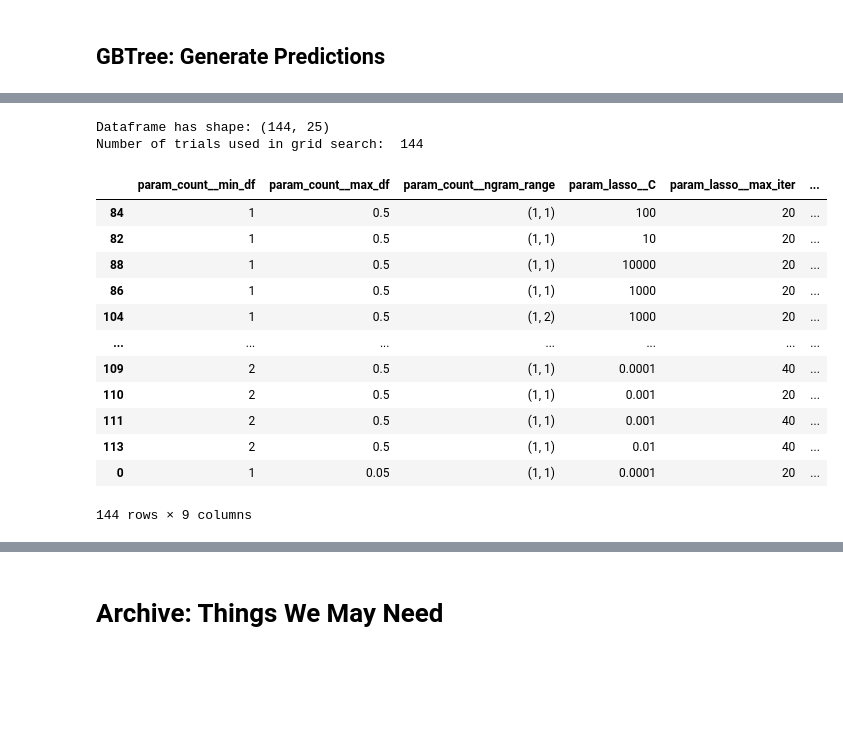
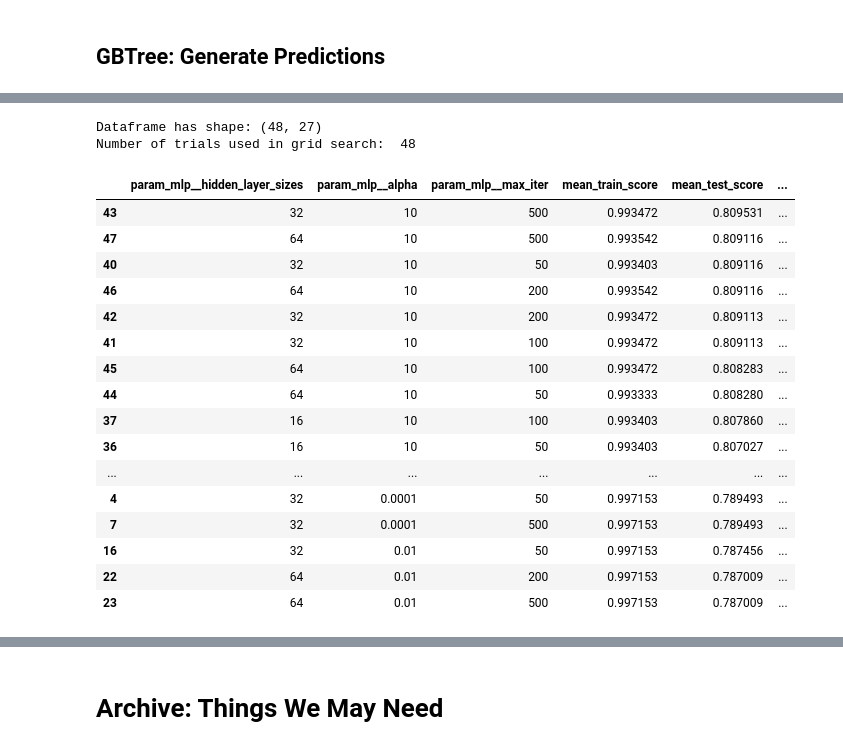
Before and after one commit to Dtphelan1/sentiment-analysis, a Jupyter notebook: BoWClassifier.ipynb, the cells around one changed output, grey strips where cells are left out. Cells and saved outputs as stored; diff of their text form; code cells hidden in the pictures; blank space fills up the shorter version.

```diff
--- a/BoWClassifier.ipynb
+++ b/BoWClassifier.ipynb
@@ -108,7 +109,8 @@ tf_pipeline_tuple = ("tf", tf_vectorizer)
 rf_classifier = RandomForestClassifier(random_state=RANDOM_STATE)
 # Random Forest hyperparameter grid
 rf_parameters = {
-    "rf__max_depth": np.linspace(1, 500, 50)
-#     "rf__n_estimxators": np.linspace(1,800,40).astype(int),
+    "rf__max_depth": np.linspace(1, 15, 5).astype(int),
+    "rf__n_estimators": np.linspace(1,200,5).astype(int),
 }
 rf_pipeline_tuple = ('rf', rf_classifier)
+print(rf_parameters)
@@ -329,0 +227,8 @@ test_on_estimator(tf_rf_grid_searcher.best_estimator_, x_test_text, tf_rf_filena
+# %%
+lasso = sklearn.linear_model.LogisticRegression(penalty='l1', solver='saga', random_state=RANDOM_STATE)
+# logit_lasso hyperparameter grid
+lasso_parameters = {
+     'lasso__C': np.logspace(-3, 3, 7),
+     'lasso__max_iter': [20, 40, 60], # sneaky way to do "early stopping"
+}
+lasso_pipeline_tuple = ('lasso', lasso)
@@ -457,22 +423,30 @@ lasso_pipeline_tuple = ('lasso', lasso)
+# %%
+mlp = sklearn.neural_network.MLPClassifier(solver='lbfgs', random_state=RANDOM_STATE)
+mlp_parameters = {
+    'mlp__hidden_layer_sizes': [16, 32, 64],
+    'mlp__alpha': [0.0001,0.01,1, 10],
+    'mlp__max_iter': [50, 100, 200, 500], # sneaky way to do "early stopping"
+}
+mlp_pipeline_tuple = ('mlp', mlp)
 # %%
-count_lasso_pipeline = Pipeline([
-    count_pipeline_tuple,
-    lasso_pipeline_tuple,
+tf_mlp_pipeline = Pipeline([
+    tf_pipeline_tuple,
+    mlp_pipeline_tuple,
  ])
-count_lasso_full_grid = {
-    **count_parameters,
-    **lasso_parameters
+tf_mlp_full_grid = {
+#     **tf_parameters,
+    **mlp_parameters
 }
 
 
-count_lasso_grid_searcher = GridSearchCV(
-    count_lasso_pipeline,
-    count_lasso_full_grid,
+tf_mlp_grid_searcher = GridSearchCV(
+    tf_mlp_pipeline,
+    tf_mlp_full_grid,
     cv=cv_splitter,
     n_jobs=3,
     verbose=3,
     scoring='balanced_accuracy',
     return_train_score=True
 )
-count_lasso_grid_searcher.fit(x_train_text, y_train)
+tf_mlp_grid_searcher.fit(x_train_text, y_train)
 # %% [output]
@@ -500,19 +470,23 @@ GridSearchCV(cv=StratifiedKFold(n_splits=5, random_state=None, shuffle=False),
              return_train_score=True, scoring='balanced_accuracy', verbose=3)
 # %%
-print_gridsearch_results(count_lasso_grid_searcher, list(count_lasso_full_grid.keys()))
+print_gridsearch_results(tf_mlp_grid_searcher, list(tf_mlp_full_grid.keys()))
 # %% [output]
-Dataframe has shape: (144, 25)
-Number of trials used in grid search:  144
+Dataframe has shape: (48, 27)
+Number of trials used in grid search:  48
-|  | param_count__min_df | param_count__max_df | param_count__ngram_range | param_lasso__C | param_lasso__max_iter | ... |
-| 84 | 1 | 0.5 | (1, 1) | 100 | 20 | ... |
-| 82 | 1 | 0.5 | (1, 1) | 10 | 20 | ... |
-| 88 | 1 | 0.5 | (1, 1) | 10000 | 20 | ... |
-| 86 | 1 | 0.5 | (1, 1) | 1000 | 20 | ... |
-| 104 | 1 | 0.5 | (1, 2) | 1000 | 20 | ... |
+|  | param_mlp__hidden_layer_sizes | param_mlp__alpha | param_mlp__max_iter | mean_train_score | mean_test_score | ... |
+| 43 | 32 | 10 | 500 | 0.993472 | 0.809531 | ... |
+| 47 | 64 | 10 | 500 | 0.993542 | 0.809116 | ... |
+| 40 | 32 | 10 | 50 | 0.993403 | 0.809116 | ... |
+| 46 | 64 | 10 | 200 | 0.993542 | 0.809116 | ... |
+| 42 | 32 | 10 | 200 | 0.993472 | 0.809113 | ... |
+| 41 | 32 | 10 | 100 | 0.993472 | 0.809113 | ... |
+| 45 | 64 | 10 | 100 | 0.993472 | 0.808283 | ... |
+| 44 | 64 | 10 | 50 | 0.993333 | 0.808280 | ... |
+| 37 | 16 | 10 | 100 | 0.993403 | 0.807860 | ... |
+| 36 | 16 | 10 | 50 | 0.993403 | 0.807027 | ... |
 | ... | ... | ... | ... | ... | ... | ... |
-| 109 | 2 | 0.5 | (1, 1) | 0.0001 | 40 | ... |
-| 110 | 2 | 0.5 | (1, 1) | 0.001 | 20 | ... |
-| 111 | 2 | 0.5 | (1, 1) | 0.001 | 40 | ... |
-| 113 | 2 | 0.5 | (1, 1) | 0.01 | 40 | ... |
-| 0 | 1 | 0.05 | (1, 1) | 0.0001 | 20 | ... |
+| 4 | 32 | 0.0001 | 50 | 0.997153 | 0.789493 | ... |
+| 7 | 32 | 0.0001 | 500 | 0.997153 | 0.789493 | ... |
+| 16 | 32 | 0.01 | 50 | 0.997153 | 0.787456 | ... |
+| 22 | 64 | 0.01 | 200 | 0.997153 | 0.787009 | ... |
+| 23 | 64 | 0.01 | 500 | 0.997153 | 0.787009 | ... |
-144 rows × 9 columns
```
Also changed, not shown: parts of 50 cells of this notebook, 7 other files.
